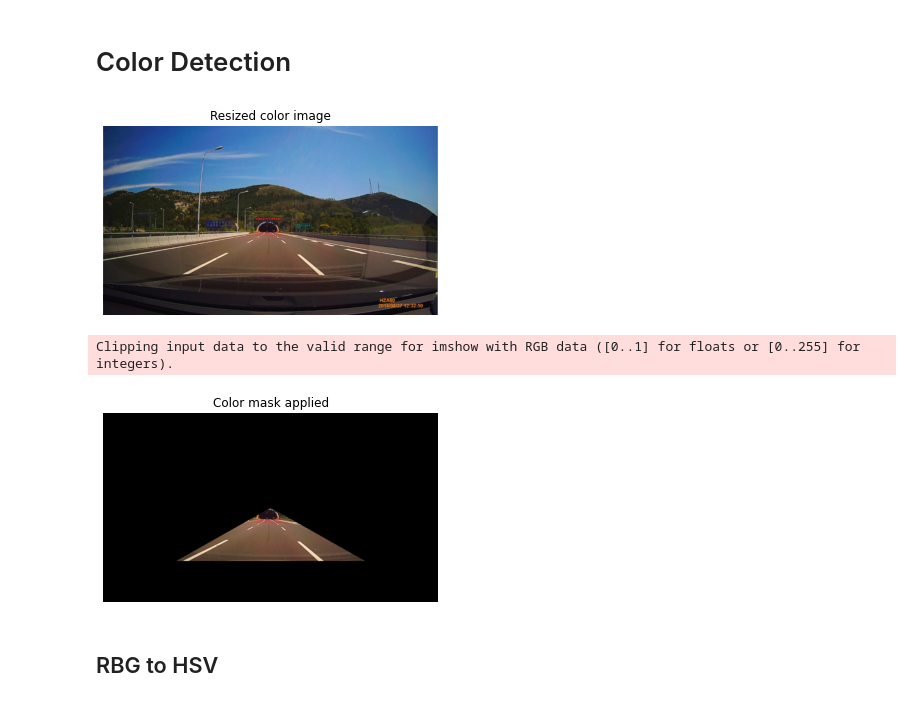
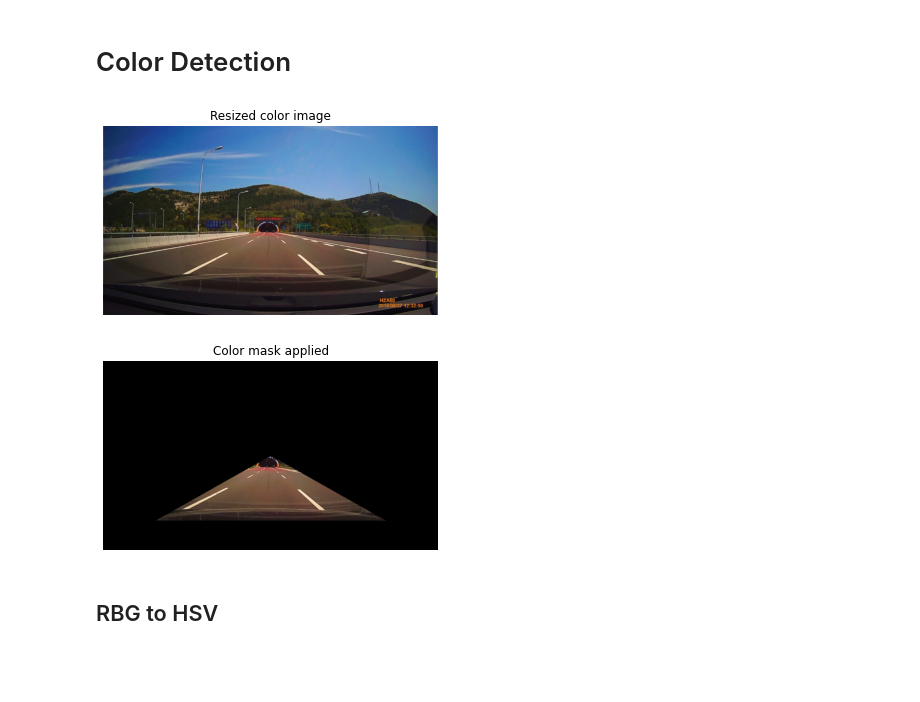
Before and after one commit to Beepbloop/lane_detection, a Jupyter notebook: EntireProcess.ipynb, the cells around one changed output. Saved outputs shown, nothing was run; the diff lists cells and outputs as text; code cells hidden in the pictures; blank space fills up the shorter version.

```diff
--- a/EntireProcess.ipynb
+++ b/EntireProcess.ipynb
@@ -208,38 +191,24 @@ plt.show()
-# %%
-# For each non-zero pixel in mask, the corresponding pixel on image is kept (the rest of the pixels in mask is discarded)
-def apply_mask_color(image, mask):
-    for x, row in enumerate(mask):
-        for y, col in enumerate(row):
-            if mask[x][y][0] != 255:
-                image[x][y][0] = 0
-                image[x][y][1] = 0
-                image[x][y][2] = 0
-    return image
 # %%
 #add original image back
 orig_img = np.array(pil_im)
 plt.imshow(orig_img)
 plt.title('Resized color image')
 plt.axis('off')
 plt.show()
 
-rows = orig_img.shape[0]
-cols = orig_img.shape[1]
-colorMask = np.zeros((rows, cols, 3))
-colorMask = fillMaskColor(colorMask, rows, cols)
+colorMask = fill_color_mask(orig_img)
 plt.imshow(colorMask)
 plt.title('Color mask')
 plt.axis('off')
 plt.show
 
-croppedImageColor = apply_mask(orig_img, mask)
+croppedImageColor = apply_mask_color(orig_img, colorMask)
 plt.imshow(croppedImageColor)
 plt.title('Color mask applied')
 plt.axis('off')
 plt.show()
 # %% [output]
 [figure]
-Clipping input data to the valid range for imshow with RGB data ([0..1] for floats or [0..255] for integers).
-[figure, old version]
+[figure, new version]
 # %% [markdown]
 ## RBG to HSV
```
Also changed, not shown: parts of 29 cells of this notebook, 5 other files.
